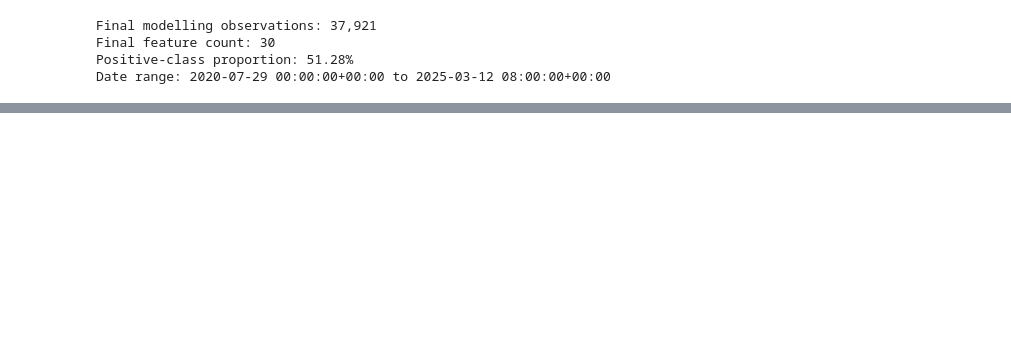
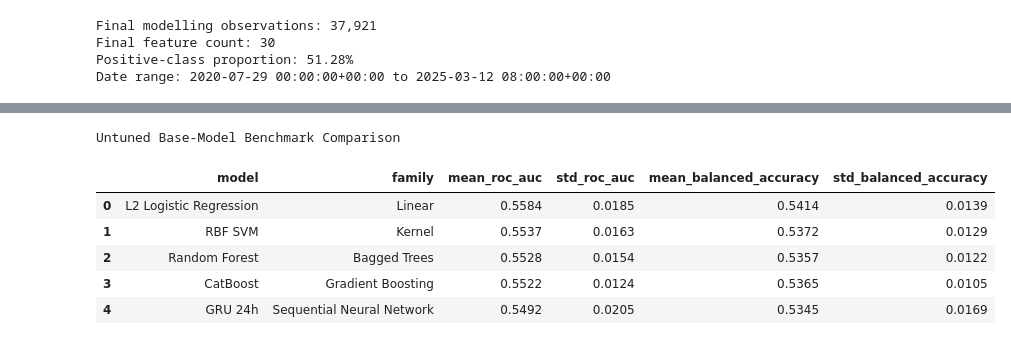
Before and after one commit to jade-lam/CQF, a Jupyter notebook: CQF_Final_Project.ipynb, the cells around one changed output, grey strips where cells are left out. Cells and saved outputs as stored; diff of their text form; code cells hidden in the pictures; blank space fills up the shorter version.

```diff
--- a/CQF_Final_Project.ipynb
+++ b/CQF_Final_Project.ipynb
@@ -4531,0 +4556,20 @@ The initial model uses the default regularisation strength without hyperparamete
+# %%
+# Load the locked model-ready training data
+DATA_PATH = Path("/content/drive/MyDrive/Colab Notebooks/CQF_final_project/data")
+
+X_model = pd.read_csv(DATA_PATH / "X_train_model_30_4h.csv", index_col="timestamp", parse_dates=["timestamp"])
+y_model = pd.read_csv(DATA_PATH / "y_train_model_4h.csv", index_col="timestamp", parse_dates=["timestamp"]).iloc[:, 0]
+fwd_return_model = pd.read_csv(DATA_PATH / "returns_train_model_4h.csv", index_col="timestamp", parse_dates=["timestamp"]).iloc[:, 0]
+
+X_model.index = pd.to_datetime(X_model.index, utc=True)
+y_model.index = pd.to_datetime(y_model.index, utc=True)
+fwd_return_model.index = pd.to_datetime(fwd_return_model.index, utc=True)
+
+X_model = X_model.sort_index()
+y_model = y_model.reindex(X_model.index).astype(int).rename("target_4h")
+fwd_return_model = fwd_return_model.reindex(X_model.index).rename("fwd_logret_4h")
+
+print("Observations:", f"{len(X_model):,}")
+print("Features:", X_model.shape[1])
+print("Positive class:", f"{y_model.mean() * 100:.2f}%")
+print("Date range:", X_model.index.min(), "to", X_model.index.max())
@@ -4587,0 +4996,58 @@ Balanced accuracy standard deviation: 0.0139
+# %%
+# Compare untuned base-model benchmark results
+
+benchmark_comparison = pd.DataFrame([
+    {
+        "model": "L2 Logistic Regression",
+        "family": "Linear",
+        "mean_roc_auc": benchmark_results["roc_auc"].mean(),
+        "std_roc_auc": benchmark_results["roc_auc"].std(),
+        "mean_balanced_accuracy": benchmark_results["balanced_accuracy"].mean(),
+        "std_balanced_accuracy": benchmark_results["balanced_accuracy"].std()
+    },
+    {
+        "model": "Random Forest",
+        "family": "Bagged Trees",
+        "mean_roc_auc": rf_results["roc_auc"].mean(),
+        "std_roc_auc": rf_results["roc_auc"].std(),
+        "mean_balanced_accuracy": rf_results["balanced_accuracy"].mean(),
+        "std_balanced_accuracy": rf_results["balanced_accuracy"].std()
+    },
+    {
+        "model": "CatBoost",
+        "family": "Gradient Boosting",
+        "mean_roc_auc": cat_results["roc_auc"].mean(),
+        "std_roc_auc": cat_results["roc_auc"].std(),
+        "mean_balanced_accuracy": cat_results["balanced_accuracy"].mean(),
+        "std_balanced_accuracy": cat_results["balanced_accuracy"].std()
+    },
+    {
+        "model": "RBF SVM",
+        "family": "Kernel",
+        "mean_roc_auc": svm_results["roc_auc"].mean(),
+        "std_roc_auc": svm_results["roc_auc"].std(),
+        "mean_balanced_accuracy": svm_results["balanced_accuracy"].mean(),
+        "std_balanced_accuracy": svm_results["balanced_accuracy"].std()
+    },
+    {
+        "model": "GRU 24h",
+        "family": "Sequential Neural Network",
+        "mean_roc_auc": gru_results["roc_auc"].mean(),
+        "std_roc_auc": gru_results["roc_auc"].std(),
+        "mean_balanced_accuracy": gru_results["balanced_accuracy"].mean(),
+        "std_balanced_accuracy": gru_results["balanced_accuracy"].std()
+    }
+])
+
+benchmark_comparison = benchmark_comparison.sort_values("mean_roc_auc", ascending=False).reset_index(drop=True)
+
+print("Untuned Base-Model Benchmark Comparison")
+display(benchmark_comparison.round(4))
+# %% [output]
+Untuned Base-Model Benchmark Comparison
+|  | model | family | mean_roc_auc | std_roc_auc | mean_balanced_accuracy | std_balanced_accuracy |
+| 0 | L2 Logistic Regression | Linear | 0.5584 | 0.0185 | 0.5414 | 0.0139 |
+| 1 | RBF SVM | Kernel | 0.5537 | 0.0163 | 0.5372 | 0.0129 |
+| 2 | Random Forest | Bagged Trees | 0.5528 | 0.0154 | 0.5357 | 0.0122 |
+| 3 | CatBoost | Gradient Boosting | 0.5522 | 0.0124 | 0.5365 | 0.0105 |
+| 4 | GRU 24h | Sequential Neural Network | 0.5492 | 0.0205 | 0.5345 | 0.0169 |
```
Also changed, not shown: parts of 29 cells of this notebook.
